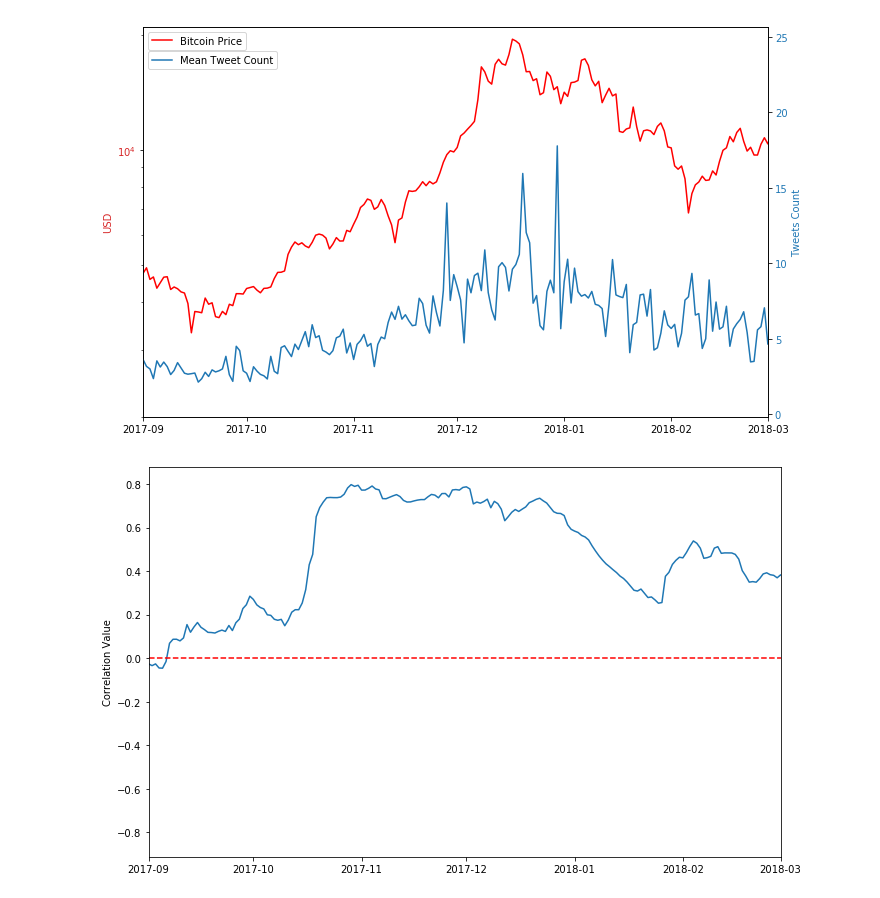
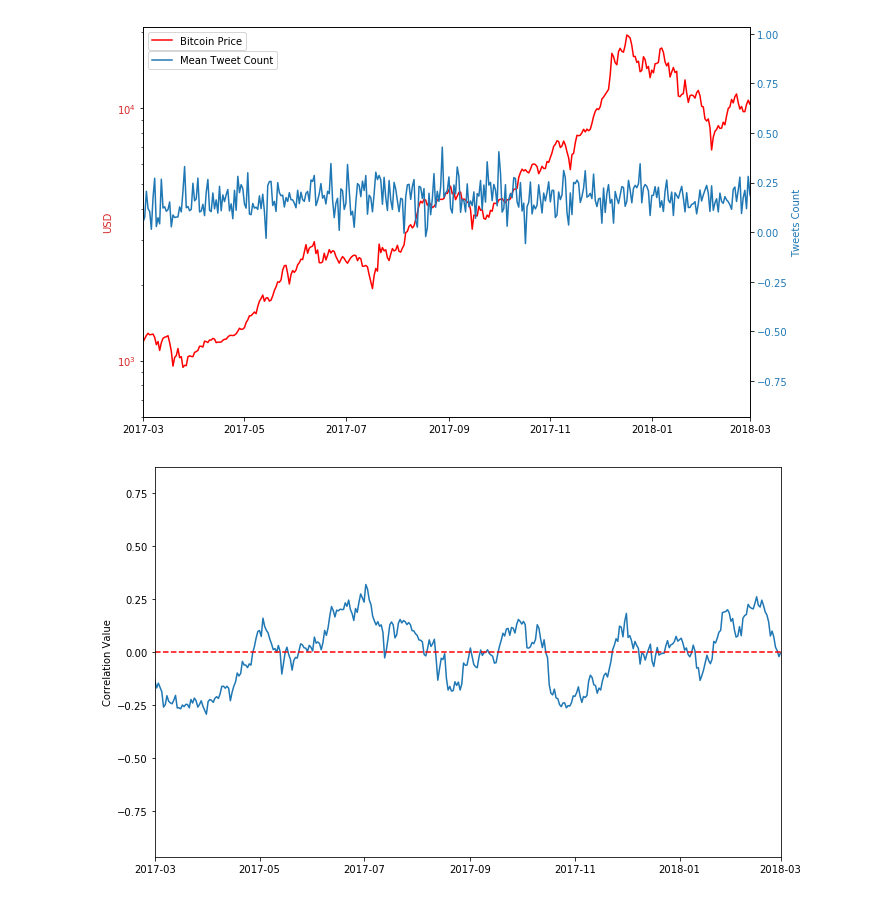
Before and after one commit to CongChen2017/Bitcoin_Twitter_Sentiment_Analysis, a Jupyter notebook: VisualizationTemplate.ipynb, the cells around one changed output. Cells and saved outputs as stored; diff of their text form; code cells hidden in the pictures.

Commit message:
add more visualization for organization account

```diff
--- a/VisualizationTemplate.ipynb
+++ b/VisualizationTemplate.ipynb
@@ -15,7 +15,7 @@ import quandl
 from pprint import pprint
 # %%
 # read in the data file, pay attention with your file path
-df = pd.read_csv("merged_tweet_file_org.csv", index_col = 0)
+df = pd.read_csv("merged_compound_file_org.csv", index_col = 0)
 # %%
 # drop extra columns for average calculation
 df_analysis = df.drop(["Converted_Date", "BTC_Price"], axis = 1)
@@ -45,31 +45,32 @@ df_analysis = df_analysis.sort_values("Date")
 # %%
 # generate plots, show fig
 # some parameters can be adjusted, such as xlim, ylim, ylog, labels
 fig, ax1 = plt.subplots(figsize = (10, 6))
 color = 'tab:red'
 ax1.set_ylabel('USD', color=color)
 ax1.plot(df_analysis["Date"], df_analysis['BTC_Price'], label = "Bitcoin Price", color='red')
 ax1.set_yscale('log')
 ax1.tick_params(axis='y', labelcolor=color)
 ax1.legend(loc='upper left')
-ax1.set_ylim(2000, 21000)
-# ax1.set_ylim(100, 1200)
+# ax1.set_ylim(2, 21000)
+# ax1.set_ylim(10, 1200)
+# ax1.set_ylim(600, 21000)
 
 ax2 = ax1.twinx()
 color = 'tab:blue'
 ax2.set_ylabel('Tweets Count', color=color)
 ax2.plot(df_analysis["Date"], df_analysis["analysis"], label = "Mean Tweet Count")
 ax2.tick_params(axis='y', labelcolor=color)
 
 ax2.legend(loc='upper left', bbox_to_anchor=(0, 0.95))
-plt.xlim(pd.Timestamp('2017-09-01'), pd.Timestamp('2018-03-01'))
+plt.xlim(pd.Timestamp('2017-03-01'), pd.Timestamp('2018-03-01'))
 # plt.xlim(pd.Timestamp('2015-01-01'), pd.Timestamp('2017-01-01'))
 # ax2.set_ylim(-0.5, 0.9)
 plt.tight_layout()
 plt.savefig("Fig01.png")
 plt.show()
 # %% [output]
-[figure, old version]
+[figure, new version]
 # %%
 # calculate correlation
 corr = df_analysis["BTC_Price"].rolling(window=60, min_periods=5).corr(df_analysis["analysis"])
@@ -77,7 +78,7 @@ corr = df_analysis["BTC_Price"].rolling(window=60, min_periods=5).corr(df_analys
 # generate plot to show correlation change
 plt.figure(figsize=(10,6))
 plt.plot(df_analysis["Date"], corr)
-plt.xlim(pd.Timestamp('2017-09-01'), pd.Timestamp('2018-03-01'))
+plt.xlim(pd.Timestamp('2017-03-01'), pd.Timestamp('2018-03-01'))
 # plt.xlim(pd.Timestamp('2015-01-01'), pd.Timestamp('2017-01-01'))
 plt.axhline(y=0, color='r', linestyle='--')
 plt.ylabel("Correlation Value")
@@ -85,4 +86,4 @@ plt.savefig("Fig01b.png")
 plt.tight_layout()
 plt.show()
 # %% [output]
-[figure, old version]
+[figure, new version]
```
Also changed, not shown: 9 other files.
